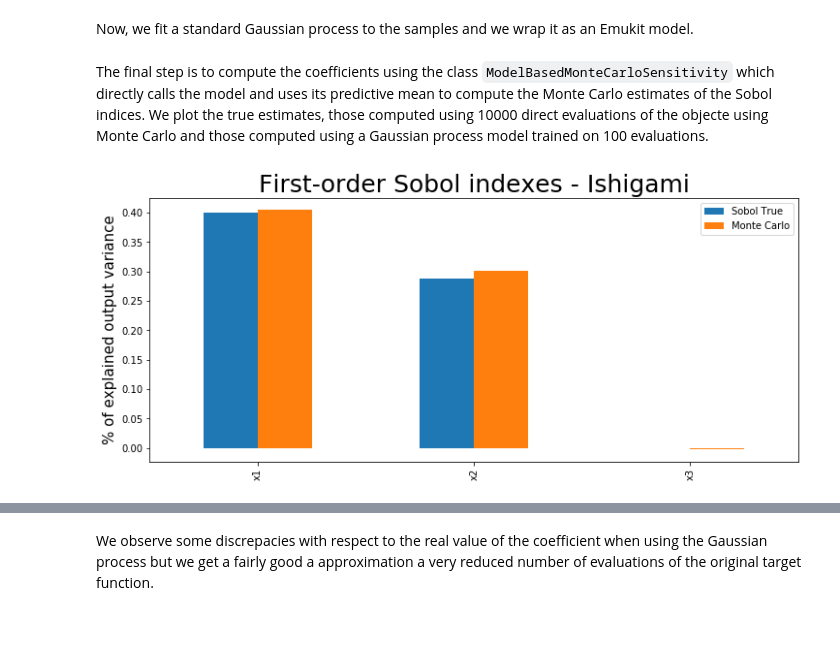
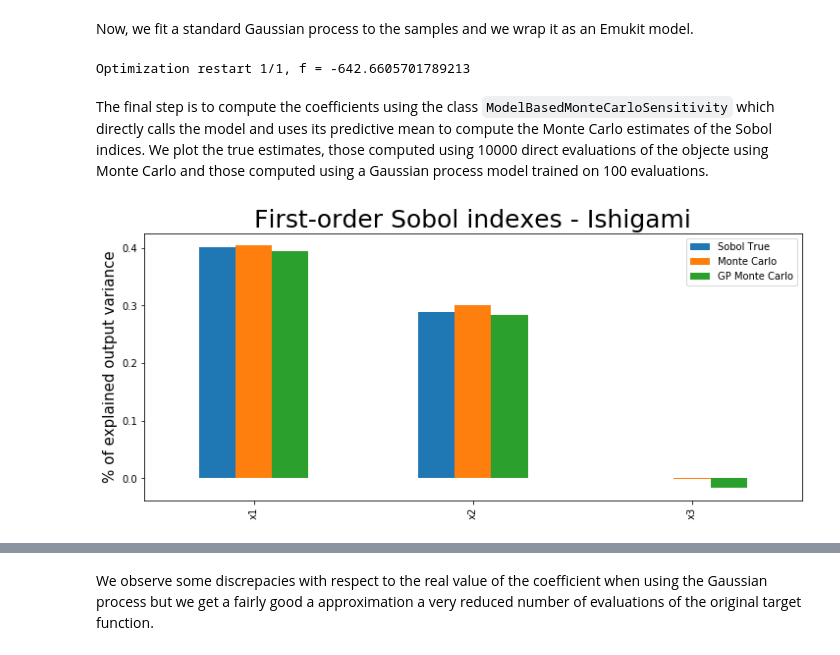
Before and after one commit to EmuKit/emukit, a Jupyter notebook: notebooks/Emukit-tutorial-sensitivity-montecarlo.ipynb, the cells around one changed output, grey strips where cells are left out. Drawn from its saved outputs; the diff is of its cells as text; code cells hidden in the pictures; blank space fills up the shorter version.

```diff
--- a/notebooks/Emukit-tutorial-sensitivity-montecarlo.ipynb
+++ b/notebooks/Emukit-tutorial-sensitivity-montecarlo.ipynb
@@ -262,18 +262,23 @@ from emukit.sensitivity.monte_carlo import MonteCarloSensitivity
 
 model_gpy = GPRegression(X,Y)
 model_emukit = GPyModelWrapper(model_gpy)
+model_emukit.optimize()
+# %% [output]
+Optimization restart 1/1, f = -642.6605701789213
 # %% [markdown]
 The final step is to compute the coefficients using the class `ModelBasedMonteCarloSensitivity` which directly calls the model and uses its predictive mean to compute the Monte Carlo estimates of the Sobol indices. We plot the true estimates, those computed using 10000 direct evaluations of the objecte using Monte Carlo and those computed using a Gaussian process model trained on 100 evaluations.
 # %%
 senstivity_ishigami_gpbased = MonteCarloSensitivity(model = model_emukit, input_domain = space)
 main_effects_gp, total_effects_gp, _ = senstivity_ishigami_gpbased.compute_effects(num_monte_carlo_points = num_mc)
 # %%
+main_effects_gp = {ivar: main_effects_gp[ivar][0] for ivar in main_effects_gp}
+
 d = {'Sobol True': ishigami.main_effects,
      'Monte Carlo': main_effects,
      'GP Monte Carlo':main_effects_gp}
 
 pd.DataFrame(d).plot(kind='bar',figsize=(12, 5))
 plt.title('First-order Sobol indexes - Ishigami', fontsize=TITLE_SIZE)
 plt.ylabel('% of explained output variance',fontsize=AXIS_SIZE);
 # %% [output]
-[figure, old version]
+[figure, new version]
```
Also changed, not shown: parts of 4 cells of this notebook.
